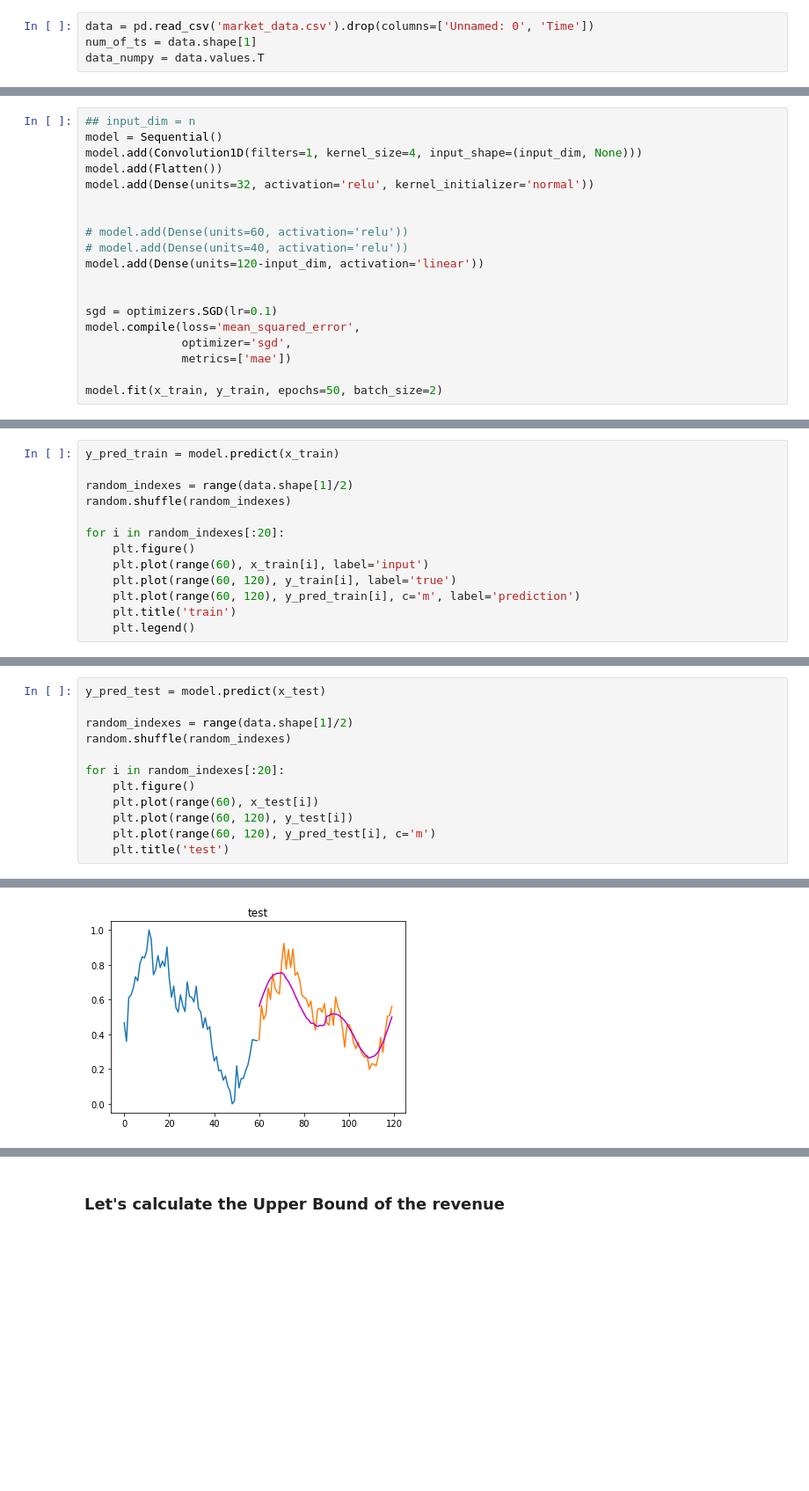
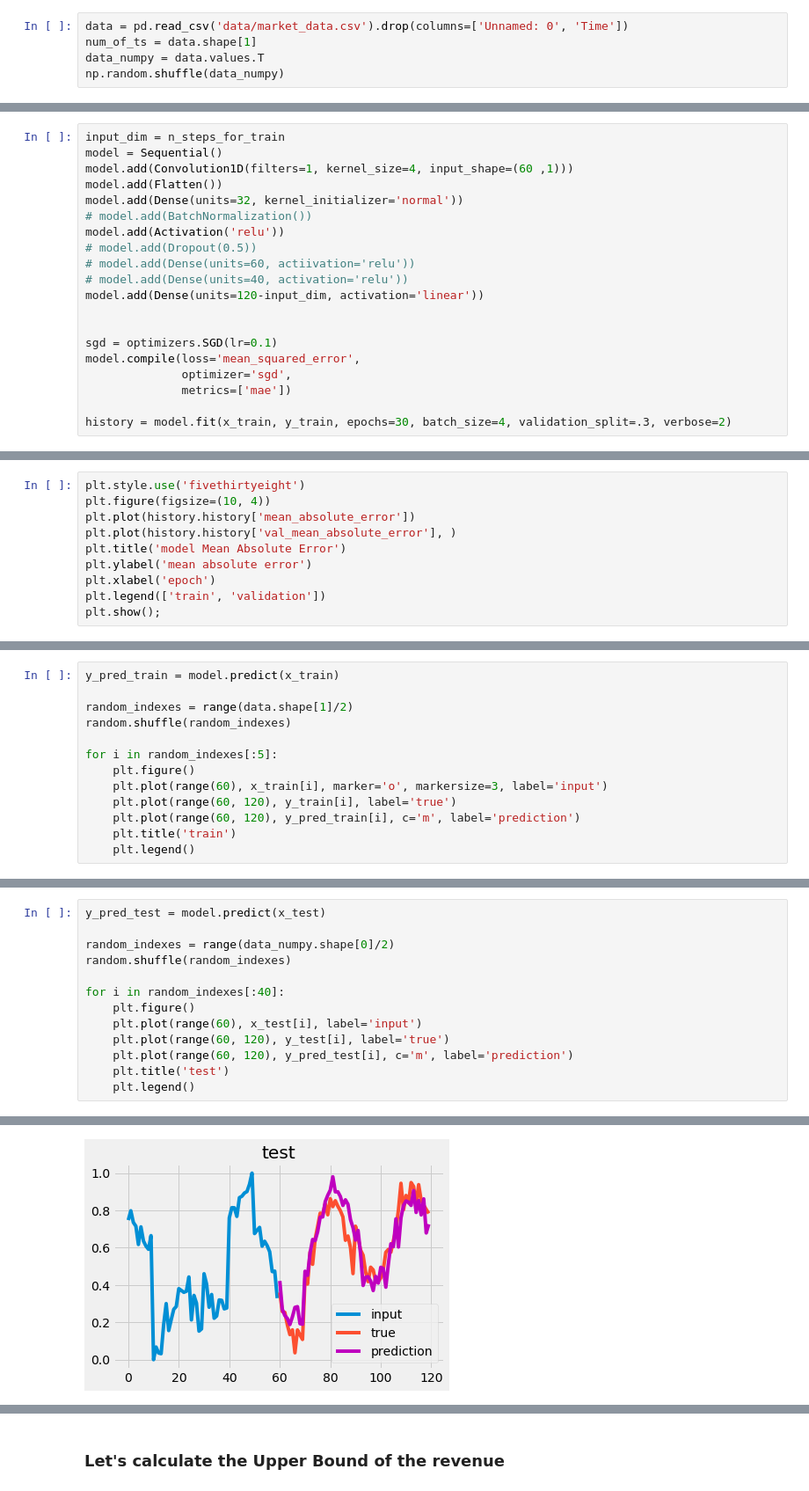
Before and after one commit to michael135/time_series_experiments, a Jupyter notebook: ts_k/astn/beginining-5-FF Network with Conv.ipynb, the cells around one changed output, grey strips where cells are left out. Shown at 88% size. Saved outputs shown, nothing was run; the diff lists cells and outputs as text; blank space fills up the shorter version.

Commit message:
conv net for prediction added

```diff
--- a/ts_k/astn/beginining-5-FF Network with Conv.ipynb
+++ b/ts_k/astn/beginining-5-FF Network with Conv.ipynb
@@ -10,5 +16,6 @@ from keras import optimizers
 # %%
-data = pd.read_csv('market_data.csv').drop(columns=['Unnamed: 0', 'Time'])
+data = pd.read_csv('data/market_data.csv').drop(columns=['Unnamed: 0', 'Time'])
 num_of_ts = data.shape[1]
 data_numpy = data.values.T
+np.random.shuffle(data_numpy)
 # %%
@@ -27,12 +30,13 @@ x_train.shape
 # %%
-## input_dim = n
+input_dim = n_steps_for_train
 model = Sequential()
-model.add(Convolution1D(filters=1, kernel_size=4, input_shape=(input_dim, None)))
+model.add(Convolution1D(filters=1, kernel_size=4, input_shape=(60 ,1)))
 model.add(Flatten())
-model.add(Dense(units=32, activation='relu', kernel_initializer='normal'))
-
-
-# model.add(Dense(units=60, activation='relu'))
+model.add(Dense(units=32, kernel_initializer='normal'))
+# model.add(BatchNormalization())
+model.add(Activation('relu'))
+# model.add(Dropout(0.5))
+# model.add(Dense(units=60, actiivation='relu'))
 # model.add(Dense(units=40, activation='relu'))
 model.add(Dense(units=120-input_dim, activation='linear'))
 
@@ -42,4 +46,4 @@ model.compile(loss='mean_squared_error',
               optimizer='sgd',
               metrics=['mae'])
 
-model.fit(x_train, y_train, epochs=50, batch_size=2)
+history = model.fit(x_train, y_train, epochs=30, batch_size=4, validation_split=.3, verbose=2)
@@ -61,0 +70,10 @@ _________________________________________________________________
+# %%
+plt.style.use('fivethirtyeight')
+plt.figure(figsize=(10, 4))
+plt.plot(history.history['mean_absolute_error'])
+plt.plot(history.history['val_mean_absolute_error'], )
+plt.title('model Mean Absolute Error')
+plt.ylabel('mean absolute error')
+plt.xlabel('epoch')
+plt.legend(['train', 'validation'])
+plt.show();
@@ -65,9 +85,9 @@ y_pred_train = model.predict(x_train)
 random_indexes = range(data.shape[1]/2)
 random.shuffle(random_indexes)
 
-for i in random_indexes[:20]:
+for i in random_indexes[:5]:
     plt.figure()
-    plt.plot(range(60), x_train[i], label='input')
+    plt.plot(range(60), x_train[i], marker='o', markersize=3, label='input')
     plt.plot(range(60, 120), y_train[i], label='true')
     plt.plot(range(60, 120), y_pred_train[i], c='m', label='prediction')
     plt.title('train')
@@ -89,13 +95,14 @@ for i in random_indexes[:20]:
 # %%
 y_pred_test = model.predict(x_test)
 
-random_indexes = range(data.shape[1]/2)
+random_indexes = range(data_numpy.shape[0]/2)
 random.shuffle(random_indexes)
 
-for i in random_indexes[:20]:
+for i in random_indexes[:40]:
     plt.figure()
-    plt.plot(range(60), x_test[i])
-    plt.plot(range(60, 120), y_test[i])
-    plt.plot(range(60, 120), y_pred_test[i], c='m')
+    plt.plot(range(60), x_test[i], label='input')
+    plt.plot(range(60, 120), y_test[i], label='true')
+    plt.plot(range(60, 120), y_pred_test[i], c='m', label='prediction')
     plt.title('test')
+    plt.legend()
 # %% [output]
@@ -113 +120 @@ for i in random_indexes[:20]:
-[figure, old version]
+[figure, new version]
```
Also changed, not shown: parts of 25 cells of this notebook.
